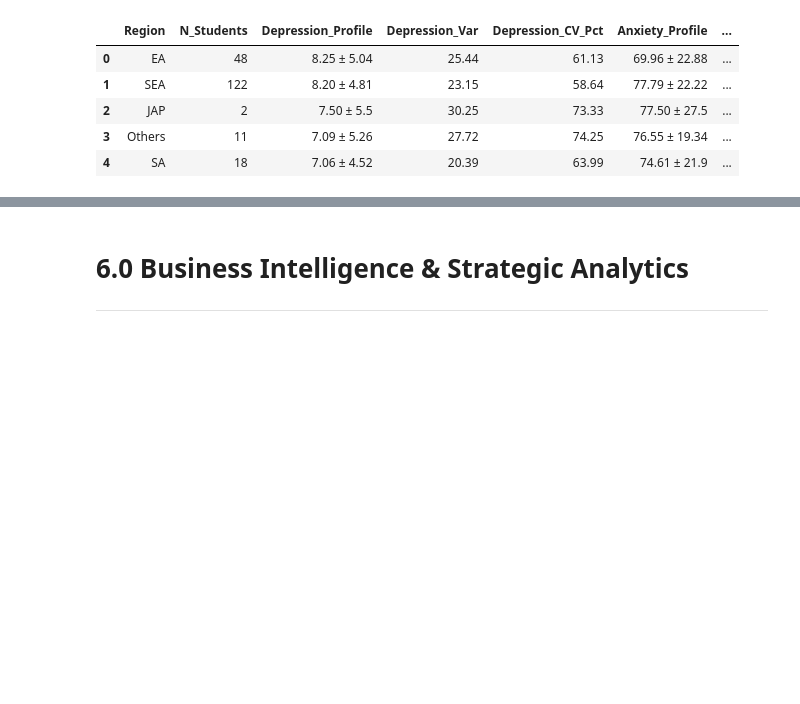
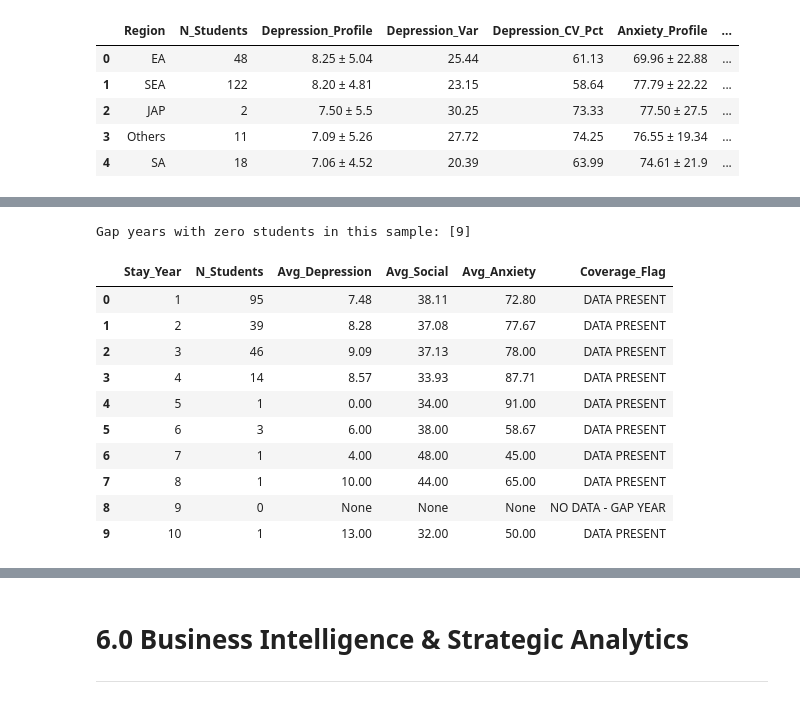
Before and after one commit to TeslimAdeyanju/portfolio-06-student-wellbeing-sql, a Jupyter notebook: advanced-student-wellbeing-sql-analysis.ipynb, the cells around one changed output, grey strips where cells are left out. Drawn from its saved outputs; the diff is of its cells as text; code cells hidden in the pictures; blank space fills up the shorter version.

```diff
--- a/advanced-student-wellbeing-sql-analysis.ipynb
+++ b/advanced-student-wellbeing-sql-analysis.ipynb
@@ -2184,0 +2200,57 @@ stat_df
+# %%
+
+# SQL Query 5.5: Recursive CTE — Stay-Duration Ladder & Gap Detection
+stay_ladder_query = """
+-- SECTION 5.5: Recursive CTE — Stay-Duration Ladder & Gap Detection
+WITH RECURSIVE stay_ladder AS (
+    SELECT 1 AS stay_year
+    UNION ALL
+    SELECT stay_year + 1 FROM stay_ladder WHERE stay_year < 10
+),
+cohort_stats AS (
+    SELECT
+        stay,
+        COUNT(*) AS n_students,
+        ROUND(AVG(todep), 2) AS avg_depression,
+        ROUND(AVG(tosc), 2) AS avg_social,
+        ROUND(AVG(toas), 2) AS avg_anxiety
+    FROM students
+    WHERE inter_dom = 'Inter'
+    GROUP BY stay
+)
+SELECT
+    l.stay_year,
+    COALESCE(c.n_students, 0) AS n_students,
+    c.avg_depression,
+    c.avg_social,
+    c.avg_anxiety,
+    CASE WHEN c.n_students IS NULL THEN 'NO DATA - GAP YEAR' ELSE 'DATA PRESENT' END AS coverage_flag
+FROM stay_ladder l
+LEFT JOIN cohort_stats c ON c.stay = l.stay_year
+ORDER BY l.stay_year;
+"""
+
+cursor.execute(stay_ladder_query)
+stay_ladder_results = cursor.fetchall()
+
+stay_ladder_df = pd.DataFrame(stay_ladder_results, columns=[
+    'Stay_Year', 'N_Students', 'Avg_Depression', 'Avg_Social', 'Avg_Anxiety', 'Coverage_Flag'
+])
+
+gap_years = stay_ladder_df.loc[stay_ladder_df['Coverage_Flag'] == 'NO DATA - GAP YEAR', 'Stay_Year'].tolist()
+print(f"Gap years with zero students in this sample: {gap_years if gap_years else 'none'}")
+
+stay_ladder_df
+# %% [output]
+Gap years with zero students in this sample: [9]
+|  | Stay_Year | N_Students | Avg_Depression | Avg_Social | Avg_Anxiety | Coverage_Flag |
+| 0 | 1 | 95 | 7.48 | 38.11 | 72.80 | DATA PRESENT |
+| 1 | 2 | 39 | 8.28 | 37.08 | 77.67 | DATA PRESENT |
+| 2 | 3 | 46 | 9.09 | 37.13 | 78.00 | DATA PRESENT |
+| 3 | 4 | 14 | 8.57 | 33.93 | 87.71 | DATA PRESENT |
+| 4 | 5 | 1 | 0.00 | 34.00 | 91.00 | DATA PRESENT |
+| 5 | 6 | 3 | 6.00 | 38.00 | 58.67 | DATA PRESENT |
+| 6 | 7 | 1 | 4.00 | 48.00 | 45.00 | DATA PRESENT |
+| 7 | 8 | 1 | 10.00 | 44.00 | 65.00 | DATA PRESENT |
+| 8 | 9 | 0 | None | None | None | NO DATA - GAP YEAR |
+| 9 | 10 | 1 | 13.00 | 32.00 | 50.00 | DATA PRESENT |
```
Also changed, not shown: parts of 13 cells of this notebook, 9 other files.
